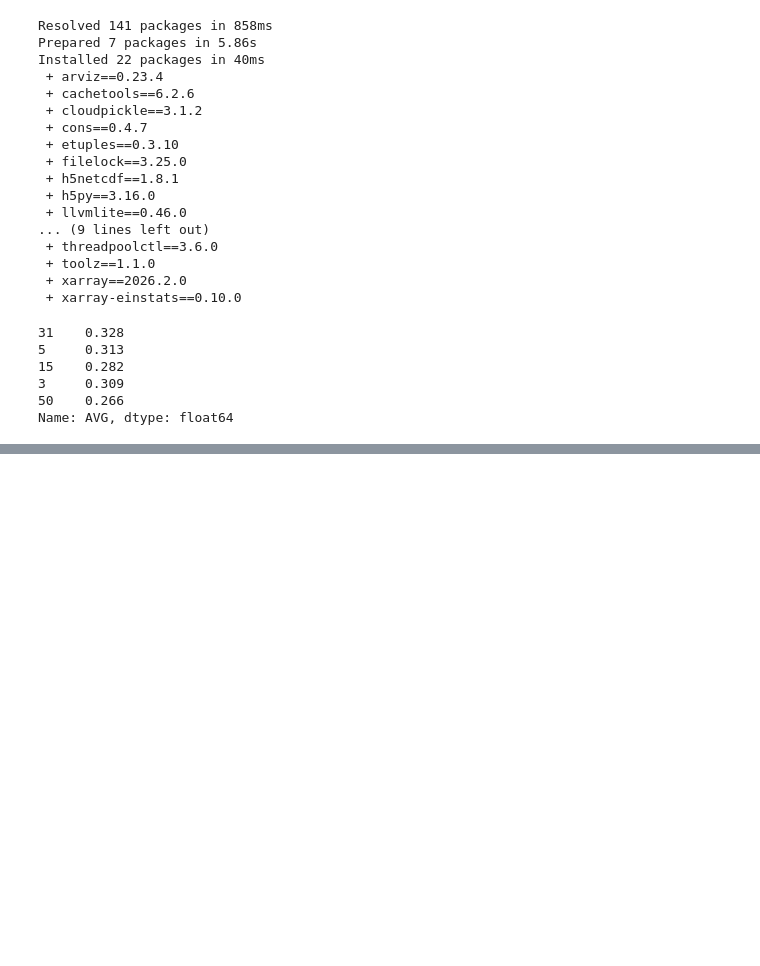
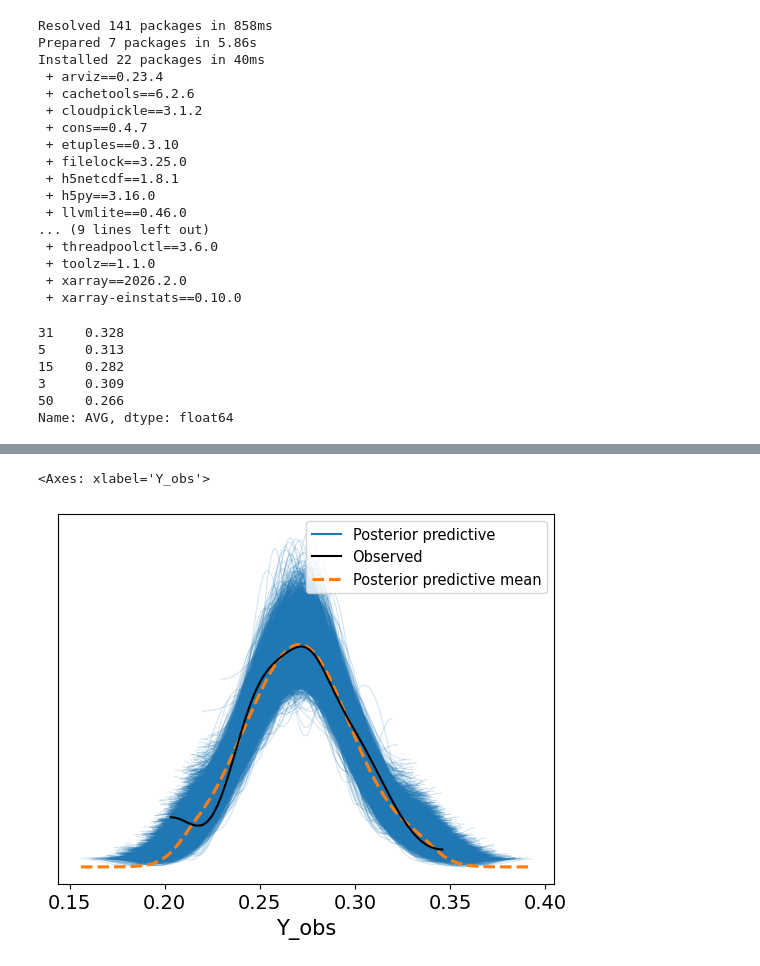
Before and after one commit to alexanderneva/baseball, a Jupyter notebook: test_run.ipynb, the cells around one changed output, grey strips where cells are left out. Cells and saved outputs as stored; diff of their text form; code cells hidden in the pictures; blank space fills up the shorter version.

```diff
--- a/test_run.ipynb
+++ b/test_run.ipynb
@@ -190,0 +259,6 @@ plt.subplots_adjust(0.1,0.01,top=0.9)
+# %%
+# note need to downsample
+az.plot_ppc(posterior_predictive)
+# %% [output]
+<Axes: xlabel='Y_obs'>
+[figure, added]
```
Also changed, not shown: parts of 19 cells of this notebook, 2 other files.
